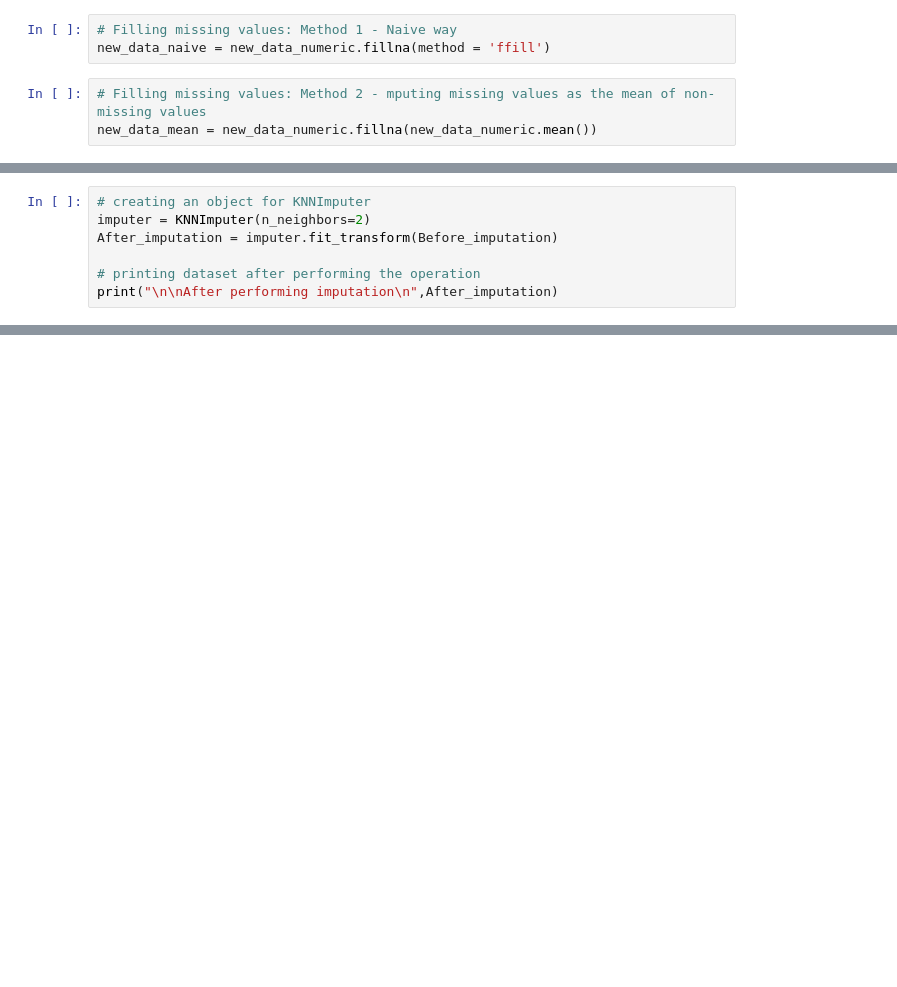
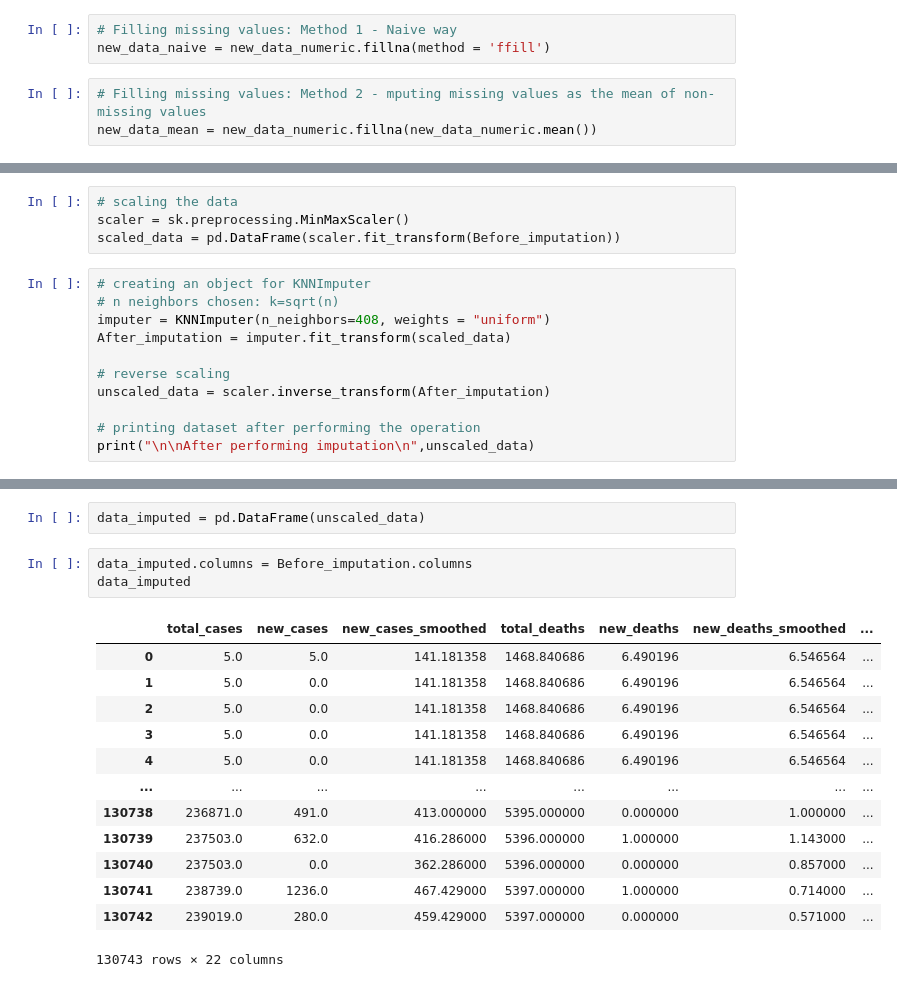
Before and after one commit to ryanchoe2024/Stat-390, a Jupyter notebook: EDA/Week 5 (EDA) work-checkpoint copy.ipynb, the cells around one changed output, grey strips where cells are left out. Cells and saved outputs as stored; diff of their text form; blank space fills up the shorter version.

Commit message:
KNN imputation

```diff
--- a/EDA/Week 5 (EDA) work-checkpoint.ipynb
+++ b/EDA/Week 5 (EDA) work-checkpoint copy.ipynb
@@ -255,7 +255,15 @@ Data Before performing imputation
+# %%
+# scaling the data
+scaler = sk.preprocessing.MinMaxScaler()
+scaled_data = pd.DataFrame(scaler.fit_transform(Before_imputation))
 # %%
 # creating an object for KNNImputer
-imputer = KNNImputer(n_neighbors=2)
-After_imputation = imputer.fit_transform(Before_imputation)
+# n neighbors chosen: k=sqrt(n)
+imputer = KNNImputer(n_neighbors=408, weights = "uniform")
+After_imputation = imputer.fit_transform(scaled_data)
+
+# reverse scaling
+unscaled_data = scaler.inverse_transform(After_imputation)
 
 # printing dataset after performing the operation
-print("\n\nAfter performing imputation\n",After_imputation)
+print("\n\nAfter performing imputation\n",unscaled_data)
@@ -261,0 +285,19 @@ print("\n\nAfter performing imputation\n",After_imputation)
+# %%
+data_imputed = pd.DataFrame(unscaled_data)
+# %%
+data_imputed.columns = Before_imputation.columns
+data_imputed
+# %% [output]
+|  | total_cases | new_cases | new_cases_smoothed | total_deaths | new_deaths | new_deaths_smoothed | ... |
+| 0 | 5.0 | 5.0 | 141.181358 | 1468.840686 | 6.490196 | 6.546564 | ... |
+| 1 | 5.0 | 0.0 | 141.181358 | 1468.840686 | 6.490196 | 6.546564 | ... |
+| 2 | 5.0 | 0.0 | 141.181358 | 1468.840686 | 6.490196 | 6.546564 | ... |
+| 3 | 5.0 | 0.0 | 141.181358 | 1468.840686 | 6.490196 | 6.546564 | ... |
+| 4 | 5.0 | 0.0 | 141.181358 | 1468.840686 | 6.490196 | 6.546564 | ... |
+| ... | ... | ... | ... | ... | ... | ... | ... |
+| 130738 | 236871.0 | 491.0 | 413.000000 | 5395.000000 | 0.000000 | 1.000000 | ... |
+| 130739 | 237503.0 | 632.0 | 416.286000 | 5396.000000 | 1.000000 | 1.143000 | ... |
+| 130740 | 237503.0 | 0.0 | 362.286000 | 5396.000000 | 0.000000 | 0.857000 | ... |
+| 130741 | 238739.0 | 1236.0 | 467.429000 | 5397.000000 | 1.000000 | 0.714000 | ... |
+| 130742 | 239019.0 | 280.0 | 459.429000 | 5397.000000 | 0.000000 | 0.571000 | ... |
+130743 rows × 22 columns
```
Also changed, not shown: parts of 3 cells of this notebook, 2 other files.
